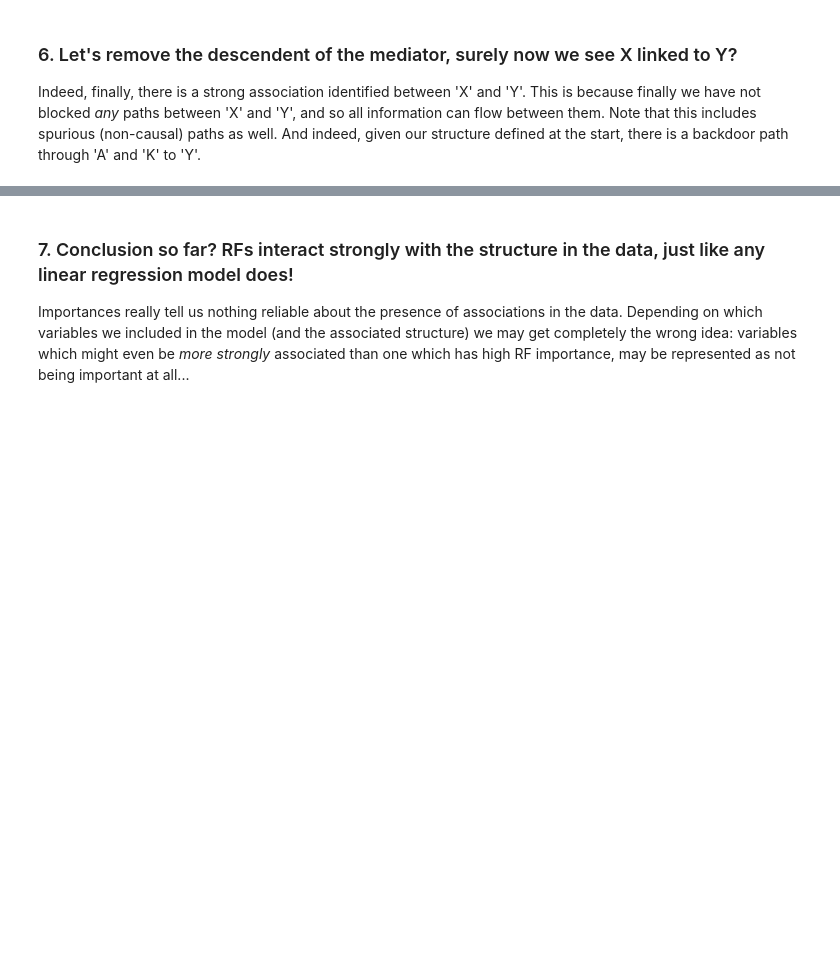
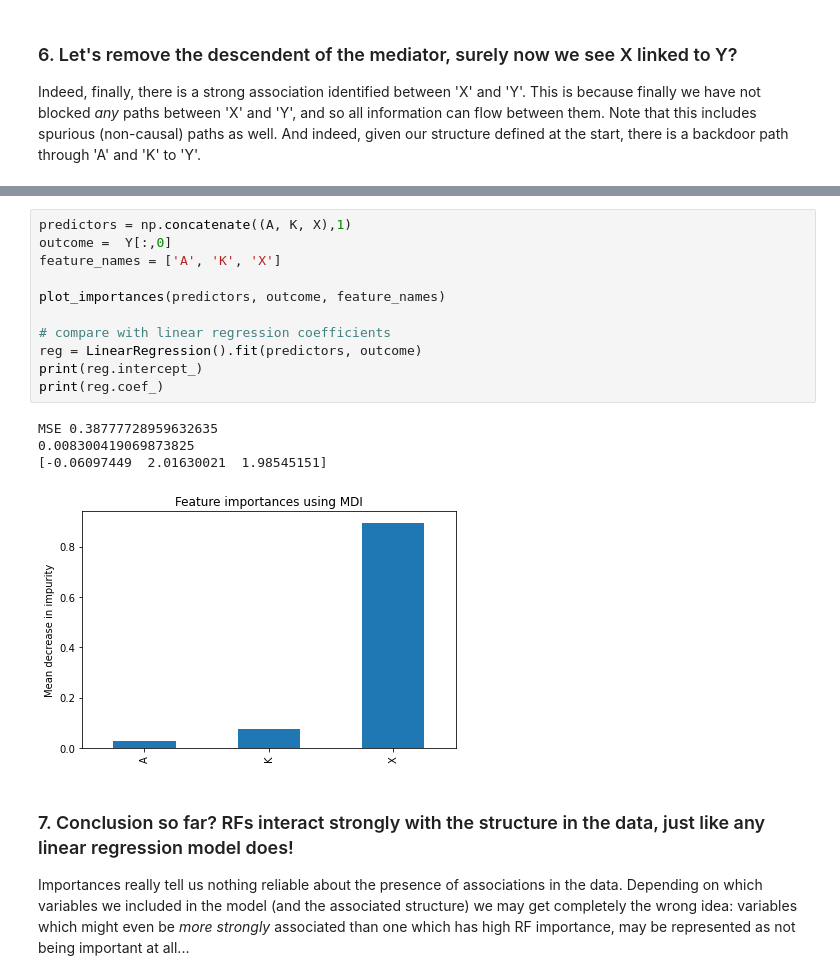
Before and after one commit to matthewvowels1/ML_structural_interactions, a Jupyter notebook: RF_importances_Shapley.ipynb, the cells around one changed output, grey strips where cells are left out. Cells and saved outputs as stored; diff of their text form; blank space fills up the shorter version.

```diff
--- a/RF_importances_Shapley.ipynb
+++ b/RF_importances_Shapley.ipynb
@@ -118,3 +155,19 @@ MSE 0.3780449718083437
+# %%
+predictors = np.concatenate((A, K, X),1)
+outcome =  Y[:,0]
+feature_names = ['A', 'K', 'X']
+
+plot_importances(predictors, outcome, feature_names)
+
+# compare with linear regression coefficients
+reg = LinearRegression().fit(predictors, outcome)
+print(reg.intercept_)
+print(reg.coef_)
+# %% [output]
+MSE 0.38777728959632635
+0.008300419069873825
+[-0.06097449  2.01630021  1.98545151]
+[figure, added]
 # %% [markdown]
 ### 7. Conclusion so far? RFs interact strongly with the structure in the data, just like any linear regression model does!
 
```
Also changed, not shown: parts of 8 cells of this notebook.
